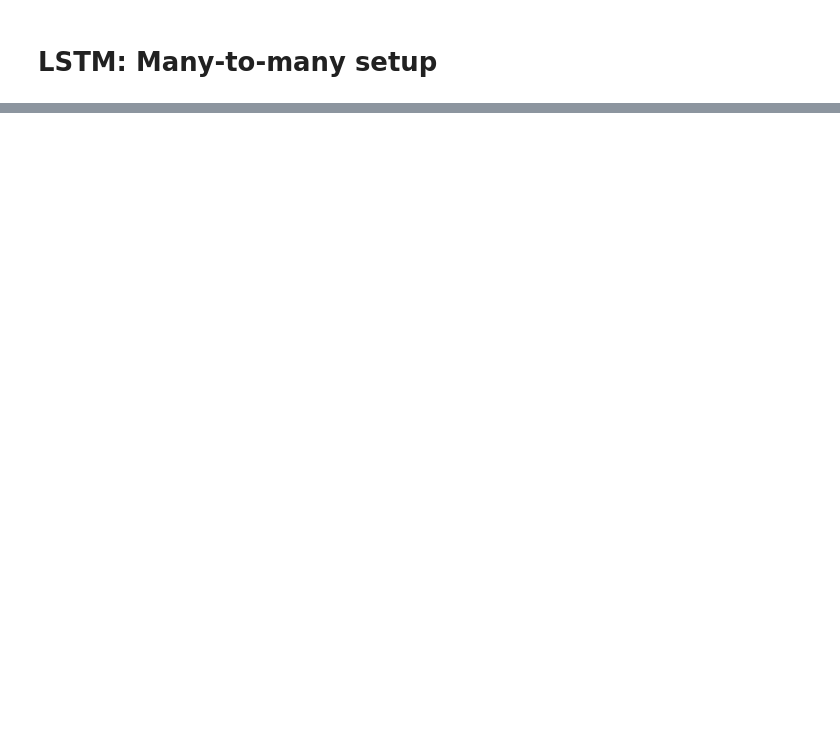
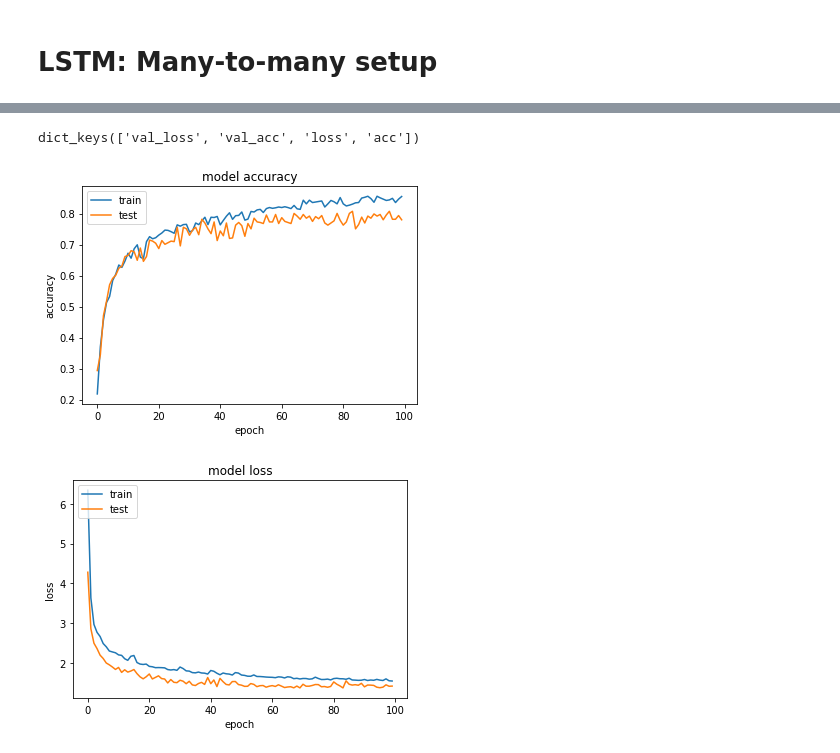
Before and after one commit to MPC-Berkeley/carla, a Jupyter notebook: PythonAPI/analysis/lstm_wip.ipynb, the cells around one changed output, grey strips where cells are left out. Drawn from its saved outputs; the diff is of its cells as text; code cells hidden in the pictures; blank space fills up the shorter version.

Commit message:
Tuned goal_model, added visualization of goal prediction

```diff
--- a/PythonAPI/analysis/lstm_wip.ipynb
+++ b/PythonAPI/analysis/lstm_wip.ipynb
@@ -85,7 +68,7 @@ from keras import Input, Model
 from keras.layers import Activation, TimeDistributed, Dense, RepeatVector, Embedding
 from keras.layers.recurrent import LSTM
 
-def goal_model(traj_input_shape,goal_input_shape, hidden_dim,n_outputs):
+def create_goal_model(traj_input_shape,goal_input_shape, hidden_dim,n_outputs):
 
     # Input to lstm
     lstm_input = Input(shape=(traj_input_shape),name="input_trajectory")
@@ -111,11 +94,11 @@ def goal_model(traj_input_shape,goal_input_shape, hidden_dim,n_outputs):
     model = Model([lstm_input,goals_input], goal_output)
 
     # Compile model using loss
-    model.compile(loss='categorical_crossentropy', optimizer='adam')
+    model.compile(loss='categorical_crossentropy', optimizer='adam', metrics=['accuracy'])
 
     return model
 
-def trajectory_model(traj_input_shape,goal_input_shape,hidden_dim,n_outputs):
+def create_trajectory_model(traj_input_shape,goal_input_shape,hidden_dim,n_outputs):
 
     # Input to lstm
     lstm_input = Input(shape=(traj_input_shape),name="trajectory_input")
@@ -146,23 +129,24 @@ def trajectory_model(traj_input_shape,goal_input_shape,hidden_dim,n_outputs):
     model = Model([lstm_input,goals_input], decoder_fully_connected)
 
     # Compile model using loss
-    model.compile(loss='mean_squared_error', optimizer='adam')
+    model.compile(loss='mean_squared_error', optimizer='adam', metrics=['accuracy'])
 
     return model
 # %%
-print(history_traj_data.shape)
-print(goals_position.shape)
-print(one_hot_goal.shape)
+print('Shape of history_traj:', history_traj_data.shape)
+print('Shape of goals_position:', goals_position.shape)
+print('Shape of one_hot_goal label:', one_hot_goal.shape)
 
 traj_input_shape=(history_traj_data.shape[1], history_traj_data.shape[2])
 goal_input_shape=(goals_position.shape[1],)
 hidden_dim = 100
 n_outputs = one_hot_goal.shape[1]
-model = goal_model(traj_input_shape,goal_input_shape,hidden_dim,n_outputs)
+goal_model = create_goal_model(traj_input_shape,goal_input_shape,hidden_dim,n_outputs)
+plot_model(goal_model,to_file='goal_model.png')
+print(goal_model.summary())
 
-model.fit([history_traj_data, goals_position], one_hot_goal, epochs=1000)
-# traj_model = trajectory_model(traj_input_shape,goal_input_shape,hidden_dim,n_outputs)
-# plot_model(model,to_file='model.png')
+# traj_model = create_trajectory_model(traj_input_shape,goal_input_shape,hidden_dim,n_outputs)
+
 # plot_model(traj_model,to_file='traj_model.png')
 # display(HTML("<table><tr><td><title>A</title><img src='model.png'></td><td><img src='traj_model.png'></td></tr></table>"))
 # %% [output]
@@ -329,0 +173,3 @@ for i in range(400):
+# %%
+# Train the model
+history = goal_model.fit([history_traj_data, goals_position], one_hot_goal, epochs=100, validation_split=0.33)
@@ -329,0 +194,22 @@ for i in range(400):
+# %%
+print(history.history.keys())
+# summarize history for accuracy
+plt.plot(history.history['acc'])
+plt.plot(history.history['val_acc'])
+plt.title('model accuracy')
+plt.ylabel('accuracy')
+plt.xlabel('epoch')
+plt.legend(['train', 'test'], loc='upper left')
+plt.show()
+# summarize history for loss
+plt.plot(history.history['loss'])
+plt.plot(history.history['val_loss'])
+plt.title('model loss')
+plt.ylabel('loss')
+plt.xlabel('epoch')
+plt.legend(['train', 'test'], loc='upper left')
+plt.show()
+# %% [output]
+dict_keys(['val_loss', 'val_acc', 'loss', 'acc'])
+[figure, added]
+[figure, added]
```
Also changed, not shown: parts of 16 cells of this notebook, 1 other file.
